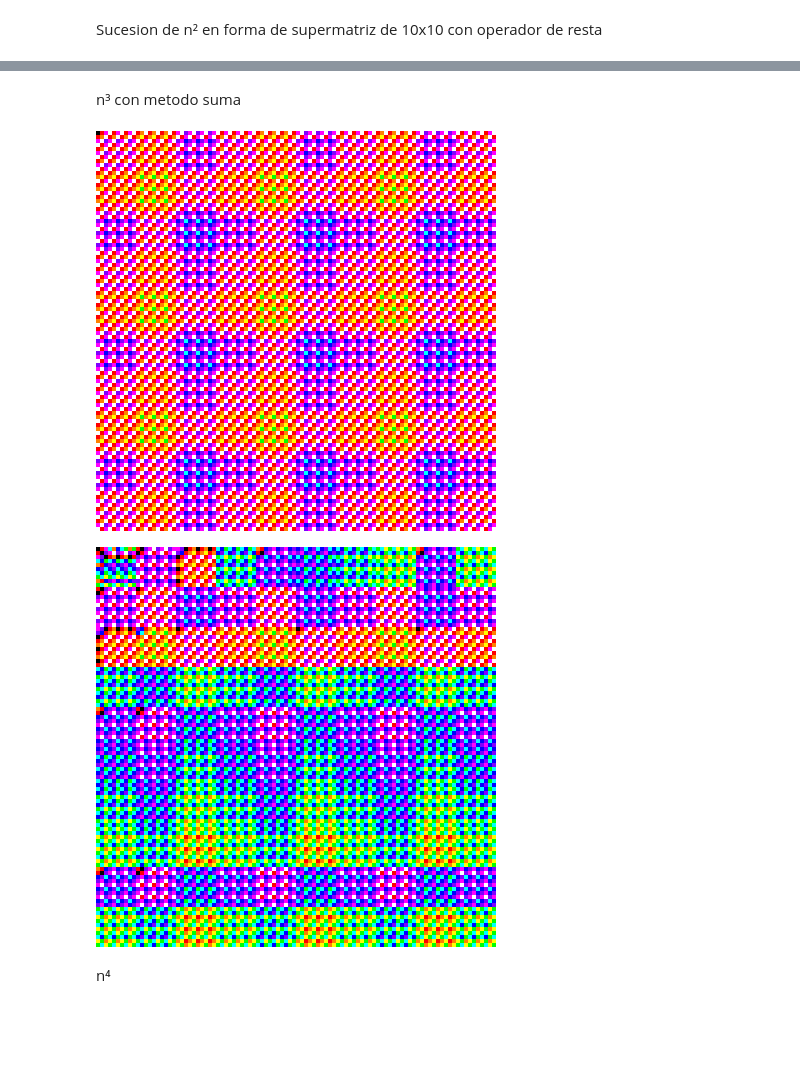
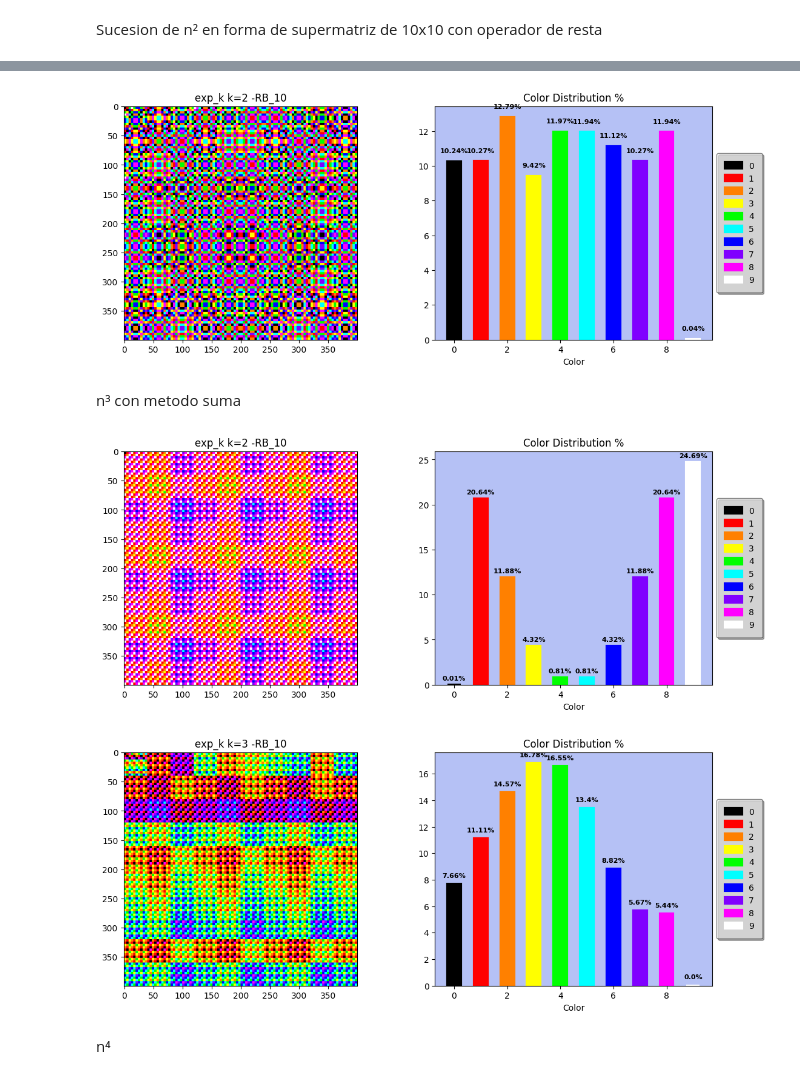
Before and after one commit to Dnllns/B10_clustering, a Jupyter notebook: B10_clustering.ipynb, the cells around one changed output, grey strips where cells are left out. Cells and saved outputs as stored; diff of their text form; code cells hidden in the pictures; blank space fills up the shorter version.

```diff
--- a/B10_clustering.ipynb
+++ b/B10_clustering.ipynb
@@ -1215,7 +1272,11 @@ gen_supermatrix_image(
+# %%
+plot_info(exp_n2less, "exp_k k=2 -RB_10", (13, 5), default_colors)
+# %% [output]
+[figure, added]
 # %% [markdown]
 n³ con metodo suma
 # %%
-gen_supermatrix_image(
+exp_3 = gen_supermatrix_image(
     exp_k,     # Funcion que calcula los numeros de la sucesion
     "+",          # Metodo de generacion de la sucesion "+", "-", "*", "/",
     0,              # Termino inicial de la sucesion
@@ -1225,21 +1286,25 @@ gen_supermatrix_image(
     number_to_color,# Funcion que asigna un color a cada numero
     a_args=(3, )    # Argumentos de la funcion a
 )
-# %% [output]
-[figure, removed]
+# %%
+plot_info(exp_3, "exp_k k=2 -RB_10", (13, 5), default_colors)
+# %% [output]
+[figure, added]
 # %%
-gen_supermatrix_image(
+exp_3_less = gen_supermatrix_image(
     exp_k,     # Funcion que calcula los numeros de la sucesion
     "-",          # Metodo de generacion de la sucesion "+", "-", "*", "/",
     0,              # Termino inicial de la sucesion
     10, 10,         # Ancho y alto del cluster
     10, 10,         # Ancho y alto de la matriz de clusters
     4,              # Escala de la imagen  4 = 1 pixel * 4 -> 1 pixel se expande en 4 pixeles
     number_to_color,# Funcion que asigna un color a cada numero
     a_args=(3, )    # Argumentos de la funcion a
 )
+
+plot_info(exp_3_less, "exp_k k=3 -RB_10", (13, 5), default_colors)
 # %% [output]
-[figure, old version]
+[figure, new version]
 # %% [markdown]
 n⁴
 # %%
```
Also changed, not shown: parts of 43 cells of this notebook, 1 other file.
